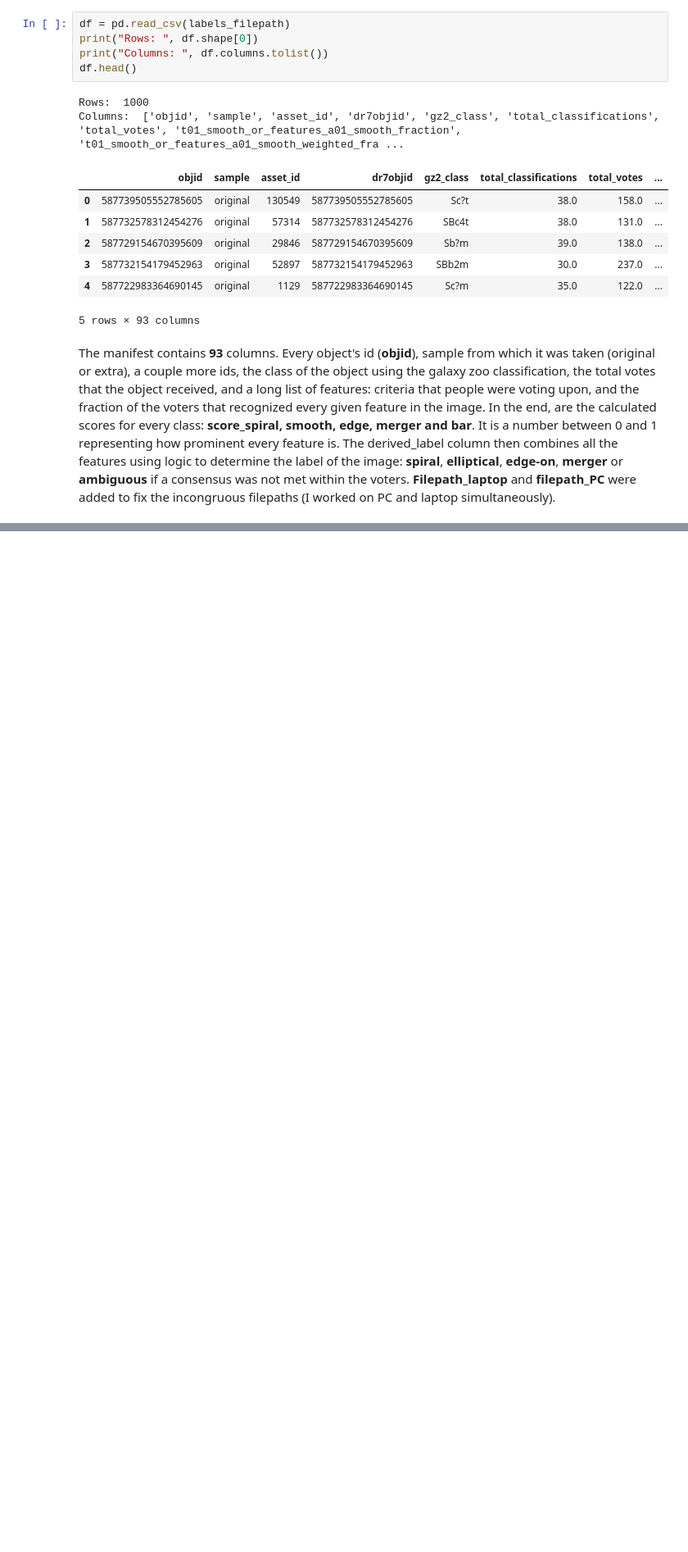
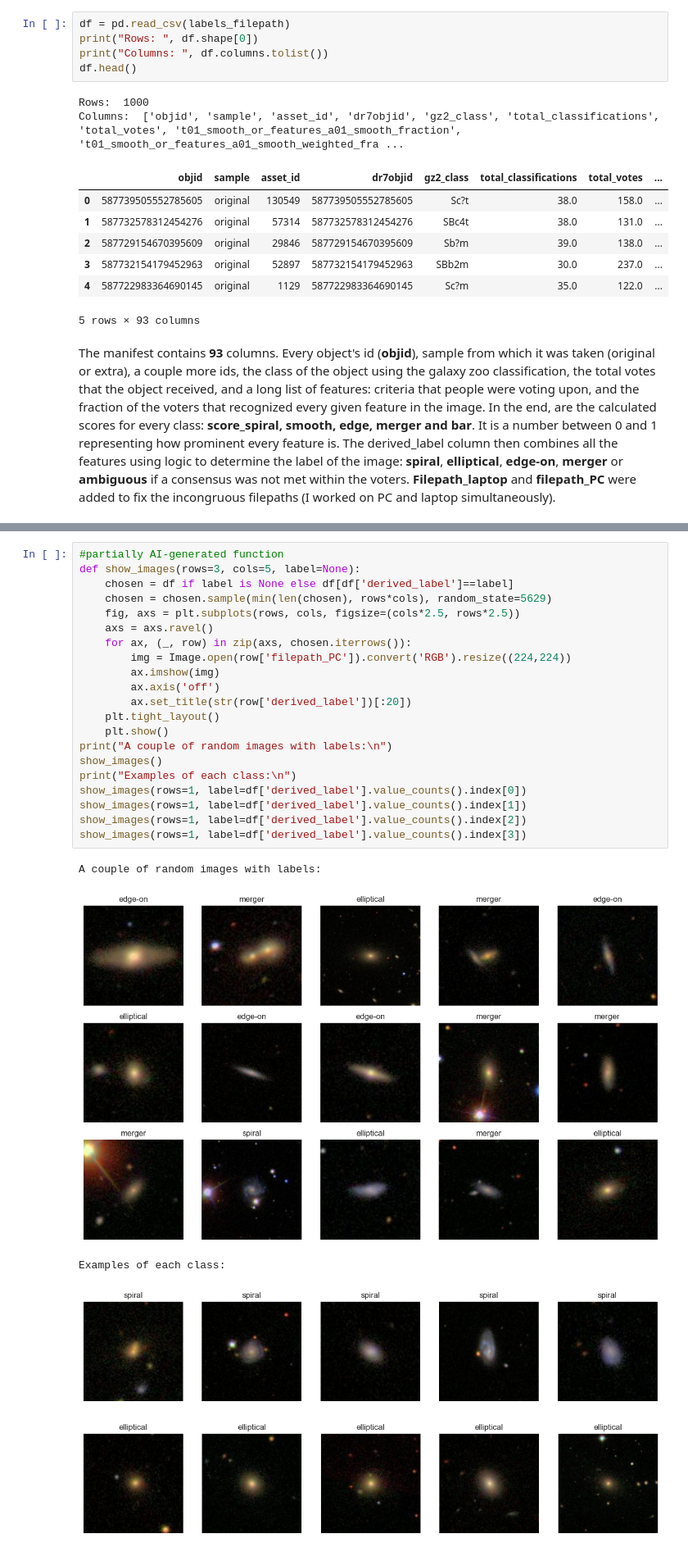
Before and after one commit to LevIgnatev/galaxy_morphology, a Jupyter notebook: notebooks/01_explore.ipynb, the cells around one changed output, grey strips where cells are left out. Shown at 82% size. Cells and saved outputs as stored; diff of their text form; blank space fills up the shorter version.

```diff
--- a/notebooks/01_explore.ipynb
+++ b/notebooks/01_explore.ipynb
@@ -39,0 +125,27 @@ The manifest contains **93** columns. Every object's id (**objid**), sample from
+# %%
+#partially AI-generated function
+def show_images(rows=3, cols=5, label=None):
+    chosen = df if label is None else df[df['derived_label']==label]
+    chosen = chosen.sample(min(len(chosen), rows*cols), random_state=5629)
+    fig, axs = plt.subplots(rows, cols, figsize=(cols*2.5, rows*2.5))
+    axs = axs.ravel()
+    for ax, (_, row) in zip(axs, chosen.iterrows()):
+        img = Image.open(row['filepath_PC']).convert('RGB').resize((224,224))
+        ax.imshow(img)
+        ax.axis('off')
+        ax.set_title(str(row['derived_label'])[:20])
+    plt.tight_layout()
+    plt.show()
+print("A couple of random images with labels:\n")
+show_images()
+print("Examples of each class:\n")
+show_images(rows=1, label=df['derived_label'].value_counts().index[0])
+show_images(rows=1, label=df['derived_label'].value_counts().index[1])
+show_images(rows=1, label=df['derived_label'].value_counts().index[2])
+show_images(rows=1, label=df['derived_label'].value_counts().index[3])
+# %% [output]
+A couple of random images with labels:
+[figure, added]
+Examples of each class:
+[figure, added]
+[figure, added]
```
Also changed, not shown: parts of 16 cells of this notebook, 1 other file.
